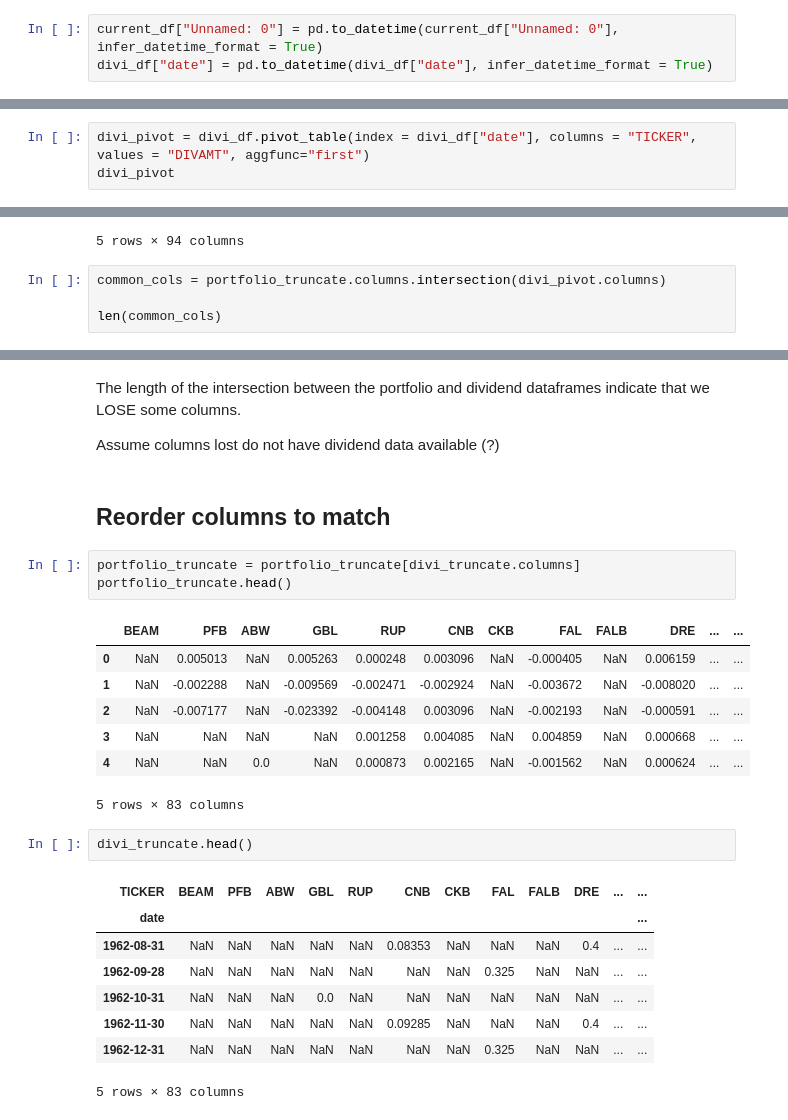
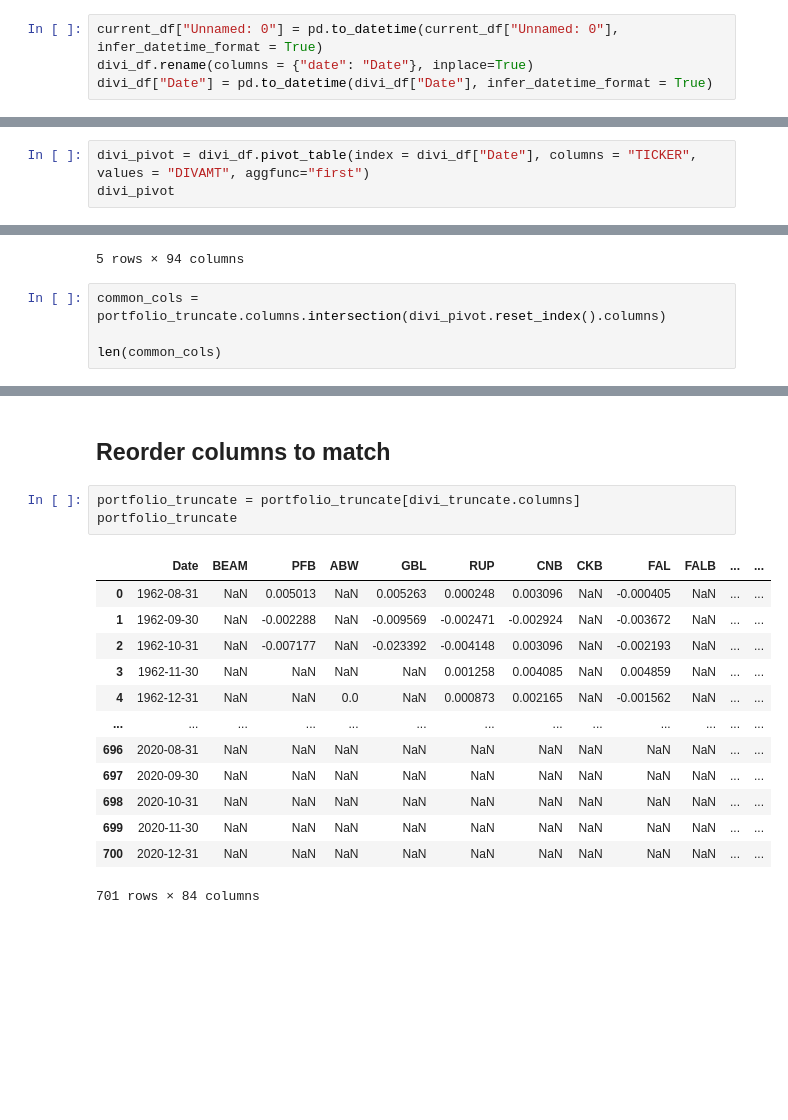
Before and after one commit to statistactics/sin-stocks, a Jupyter notebook: INCLUDING_DIVI_RFR.ipynb, the cells around one changed output, grey strips where cells are left out. Drawn from its saved outputs; the diff is of its cells as text; blank space fills up the shorter version.

```diff
--- a/INCLUDING_DIVI_RFR.ipynb
+++ b/INCLUDING_DIVI_RFR.ipynb
@@ -67,5 +67,6 @@ DIVAMT    float64
 dtype: object
 # %%
 current_df["Unnamed: 0"] = pd.to_datetime(current_df["Unnamed: 0"], infer_datetime_format = True)
-divi_df["date"] = pd.to_datetime(divi_df["date"], infer_datetime_format = True)
+divi_df.rename(columns = {"date": "Date"}, inplace=True)
+divi_df["Date"] = pd.to_datetime(divi_df["Date"], infer_datetime_format = True)
 # %%
@@ -105,7 +107,7 @@ divi_df
 | 30817 | 93406 | 2019-06-28 | BORN | NaN |
 30818 rows × 4 columns
 # %%
-divi_pivot = divi_df.pivot_table(index = divi_df["date"], columns = "TICKER", values = "DIVAMT", aggfunc="first")
+divi_pivot = divi_df.pivot_table(index = divi_df["Date"], columns = "TICKER", values = "DIVAMT", aggfunc="first")
 divi_pivot
 # %% [output]
 | TICKER | ABEV | ABUD | ABV | ABW | ACCOB | ADC | ADSO | AED | AFTI | ALEC | ... | ... |
@@ -179,7 +181,7 @@ portfolio_truncate.head()
 | 4 | 1962-12-31 | NaN | NaN | NaN | 0.0 | NaN | 0.000873 | 0.002165 | NaN | -0.001562 | ... | ... |
 5 rows × 94 columns
 # %%
-common_cols = portfolio_truncate.columns.intersection(divi_pivot.columns)
+common_cols = portfolio_truncate.columns.intersection(divi_pivot.reset_index().columns)
 
 len(common_cols)
 # %% [output]
@@ -216,28 +217,19 @@ divi_truncate
-# %% [markdown]
-The length of the intersection between the portfolio and dividend dataframes indicate that we LOSE some columns.
-
-Assume columns lost do not have dividend data available (?)
 # %% [markdown]
 ## Reorder columns to match
 # %%
 portfolio_truncate = portfolio_truncate[divi_truncate.columns]
-portfolio_truncate.head()
+portfolio_truncate
 # %% [output]
-|  | BEAM | PFB | ABW | GBL | RUP | CNB | CKB | FAL | FALB | DRE | ... | ... |
-| 0 | NaN | 0.005013 | NaN | 0.005263 | 0.000248 | 0.003096 | NaN | -0.000405 | NaN | 0.006159 | ... | ... |
-| 1 | NaN | -0.002288 | NaN | -0.009569 | -0.002471 | -0.002924 | NaN | -0.003672 | NaN | -0.008020 | ... | ... |
-| 2 | NaN | -0.007177 | NaN | -0.023392 | -0.004148 | 0.003096 | NaN | -0.002193 | NaN | -0.000591 | ... | ... |
-| 3 | NaN | NaN | NaN | NaN | 0.001258 | 0.004085 | NaN | 0.004859 | NaN | 0.000668 | ... | ... |
-| 4 | NaN | NaN | 0.0 | NaN | 0.000873 | 0.002165 | NaN | -0.001562 | NaN | 0.000624 | ... | ... |
+|  | Date | BEAM | PFB | ABW | GBL | RUP | CNB | CKB | FAL | FALB | ... | ... |
+| 0 | 1962-08-31 | NaN | 0.005013 | NaN | 0.005263 | 0.000248 | 0.003096 | NaN | -0.000405 | NaN | ... | ... |
+| 1 | 1962-09-30 | NaN | -0.002288 | NaN | -0.009569 | -0.002471 | -0.002924 | NaN | -0.003672 | NaN | ... | ... |
+| 2 | 1962-10-31 | NaN | -0.007177 | NaN | -0.023392 | -0.004148 | 0.003096 | NaN | -0.002193 | NaN | ... | ... |
+| 3 | 1962-11-30 | NaN | NaN | NaN | NaN | 0.001258 | 0.004085 | NaN | 0.004859 | NaN | ... | ... |
+| 4 | 1962-12-31 | NaN | NaN | 0.0 | NaN | 0.000873 | 0.002165 | NaN | -0.001562 | NaN | ... | ... |
+| ... | ... | ... | ... | ... | ... | ... | ... | ... | ... | ... | ... | ... |
+| 696 | 2020-08-31 | NaN | NaN | NaN | NaN | NaN | NaN | NaN | NaN | NaN | ... | ... |
+| 697 | 2020-09-30 | NaN | NaN | NaN | NaN | NaN | NaN | NaN | NaN | NaN | ... | ... |
+| 698 | 2020-10-31 | NaN | NaN | NaN | NaN | NaN | NaN | NaN | NaN | NaN | ... | ... |
+| 699 | 2020-11-30 | NaN | NaN | NaN | NaN | NaN | NaN | NaN | NaN | NaN | ... | ... |
+| 700 | 2020-12-31 | NaN | NaN | NaN | NaN | NaN | NaN | NaN | NaN | NaN | ... | ... |
-5 rows × 83 columns
+701 rows × 84 columns
-# %%
-divi_truncate.head()
-# %% [output]
-| TICKER | BEAM | PFB | ABW | GBL | RUP | CNB | CKB | FAL | FALB | DRE | ... | ... |
-| date |  |  |  |  |  |  |  |  |  |  |  | ... |
-| 1962-08-31 | NaN | NaN | NaN | NaN | NaN | 0.08353 | NaN | NaN | NaN | 0.4 | ... | ... |
-| 1962-09-28 | NaN | NaN | NaN | NaN | NaN | NaN | NaN | 0.325 | NaN | NaN | ... | ... |
-| 1962-10-31 | NaN | NaN | NaN | 0.0 | NaN | NaN | NaN | NaN | NaN | NaN | ... | ... |
-| 1962-11-30 | NaN | NaN | NaN | NaN | NaN | 0.09285 | NaN | NaN | NaN | 0.4 | ... | ... |
-| 1962-12-31 | NaN | NaN | NaN | NaN | NaN | NaN | NaN | 0.325 | NaN | NaN | ... | ... |
-5 rows × 83 columns
```
Also changed, not shown: parts of 20 cells of this notebook.
